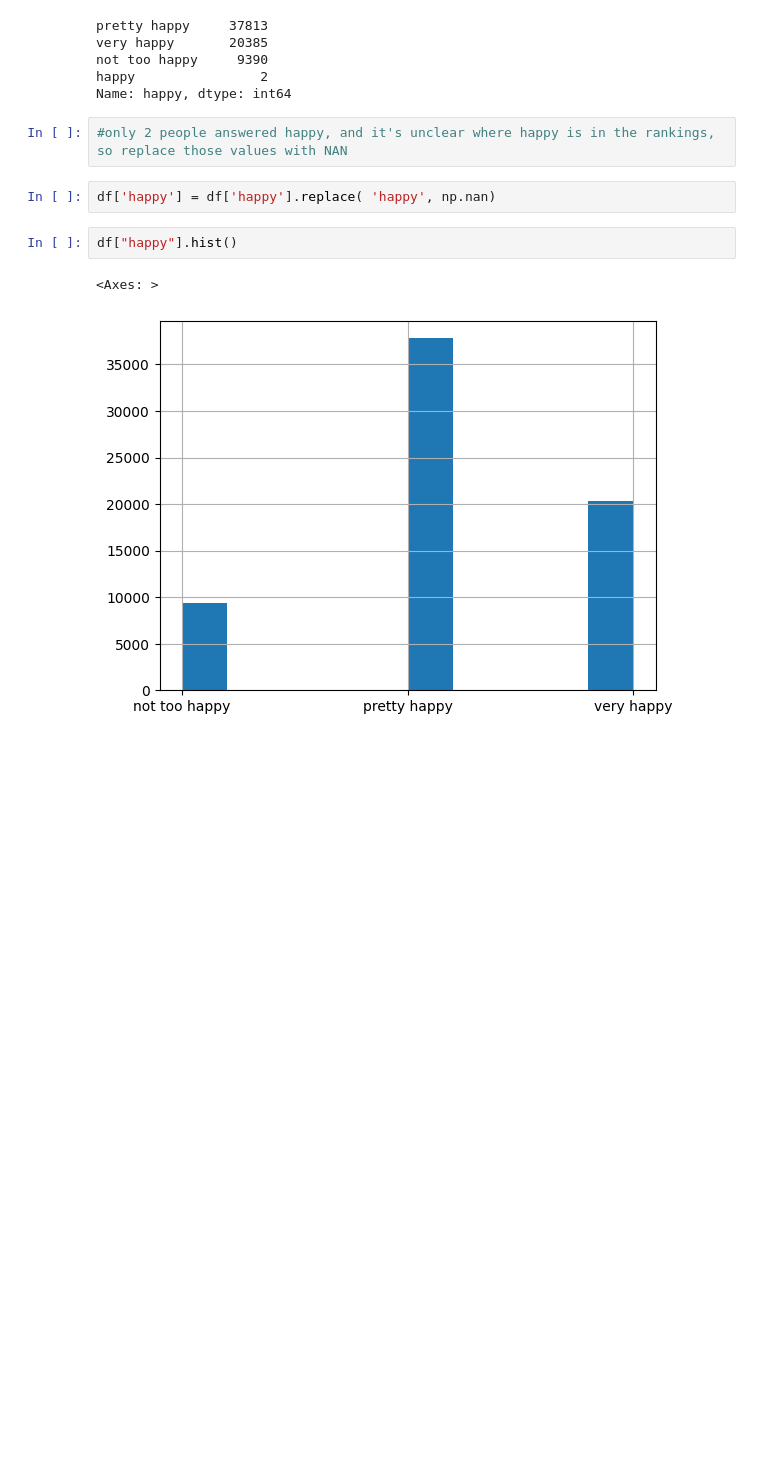
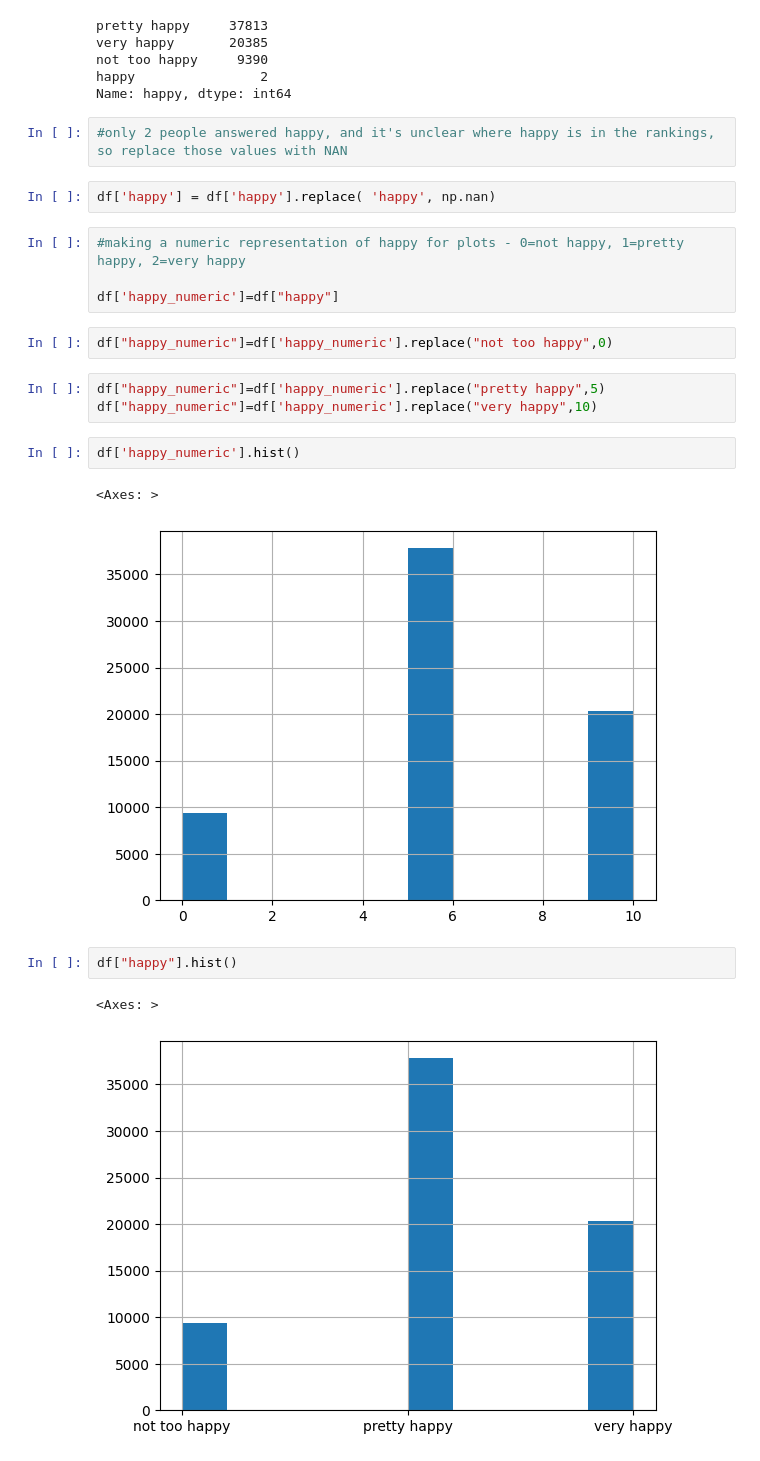
Before and after one commit to annacfisher/project_gss, a Jupyter notebook: group8.ipynb, the cells around one changed output. Saved outputs shown, nothing was run; the diff lists cells and outputs as text; blank space fills up the shorter version.

```diff
--- a/group8.ipynb
+++ b/group8.ipynb
@@ -114,6 +108,20 @@ Name: happy, dtype: int64
 #only 2 people answered happy, and it's unclear where happy is in the rankings, so replace those values with NAN
 # %%
 df['happy'] = df['happy'].replace( 'happy', np.nan)
+# %%
+#making a numeric representation of happy for plots - 0=not happy, 1=pretty happy, 2=very happy
+
+df['happy_numeric']=df["happy"]
+# %%
+df["happy_numeric"]=df['happy_numeric'].replace("not too happy",0)
+# %%
+df["happy_numeric"]=df['happy_numeric'].replace("pretty happy",5)
+df["happy_numeric"]=df['happy_numeric'].replace("very happy",10)
+# %%
+df['happy_numeric'].hist()
+# %% [output]
+<Axes: >
+[figure, added]
 # %%
 df["happy"].hist()
 # %% [output]
```
Also changed, not shown: parts of 24 cells of this notebook.
